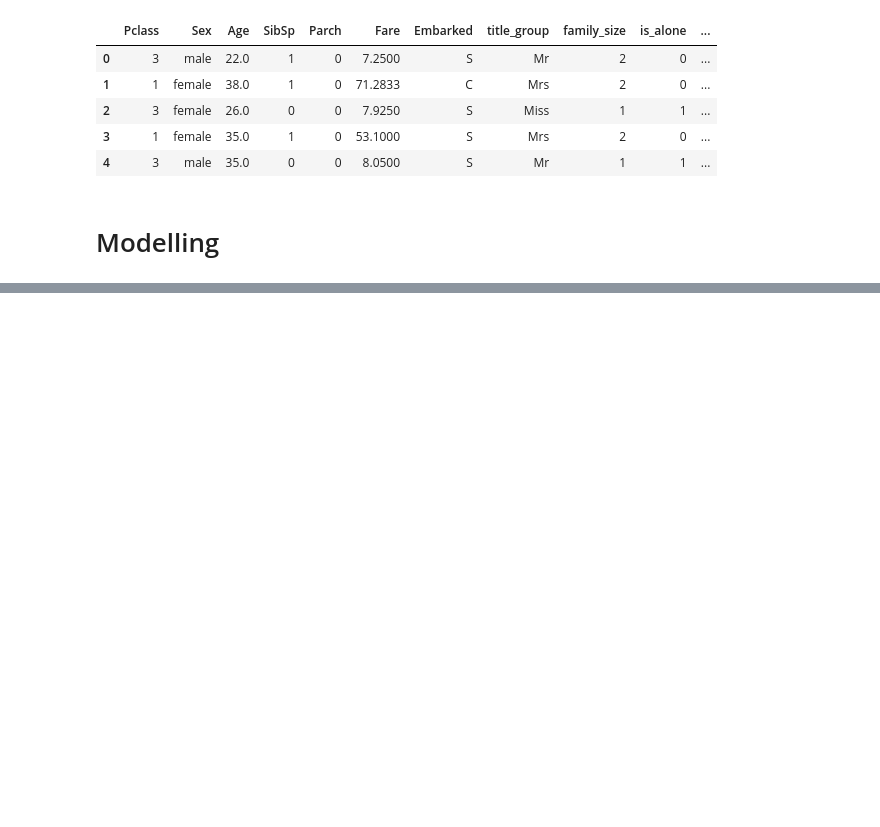
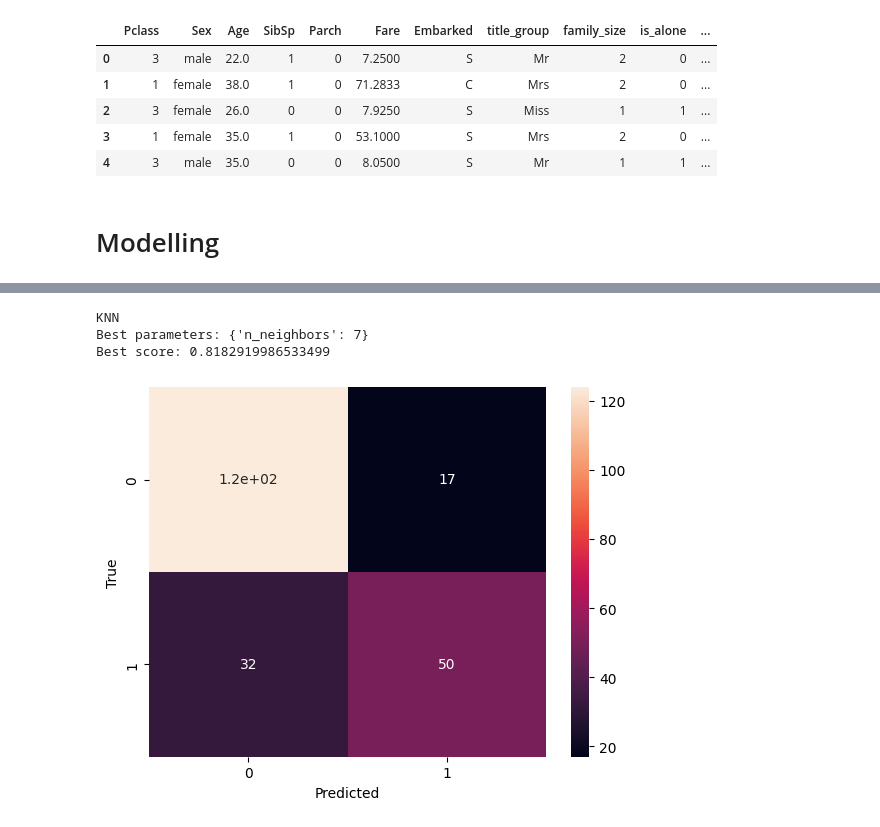
Before and after one commit to hwiminPark/DATA572-Group-7, a Jupyter notebook: main.ipynb, the cells around one changed output, grey strips where cells are left out. Saved outputs shown, nothing was run; the diff lists cells and outputs as text; code cells hidden in the pictures; blank space fills up the shorter version.

Commit message:
hyperparameter tuning

```diff
--- a/main.ipynb
+++ b/main.ipynb
@@ -341,0 +342,25 @@ RandomForestClassifier accuracy: 0.8423521490292896
+# %%
+# hyperparameter tuning
+from sklearn.model_selection import GridSearchCV
+from sklearn.metrics import confusion_matrix
+from sklearn.model_selection import cross_val_predict
+
+# knn
+print('KNN')
+knn = KNeighborsClassifier()
+param_grid = {'n_neighbors': [3, 5, 7, 9, 11]}
+grid_search = GridSearchCV(knn, param_grid, cv=5)
+grid_search.fit(preprocessor.fit_transform(X_train), y_train)
+print(f'Best parameters: {grid_search.best_params_}')
+print(f'Best score: {grid_search.best_score_}')
+y_pred = cross_val_predict(grid_search, preprocessor.transform(X_test), y_test, cv=5)
+cm = confusion_matrix(y_test, y_pred)
+sns.heatmap(cm, annot=True)
+plt.xlabel('Predicted')
+plt.ylabel('True')
+plt.show()
+# %% [output]
+KNN
+Best parameters: {'n_neighbors': 7}
+Best score: 0.8182919986533499
+[figure, added]
```
Also changed, not shown: parts of 2 cells of this notebook.
